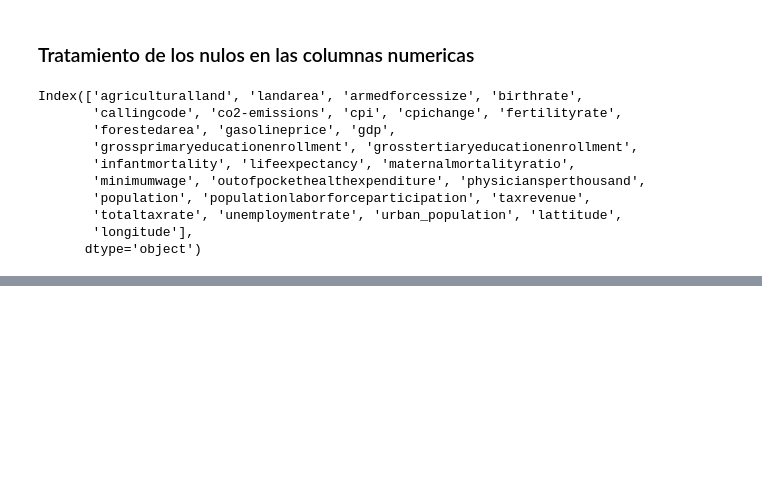
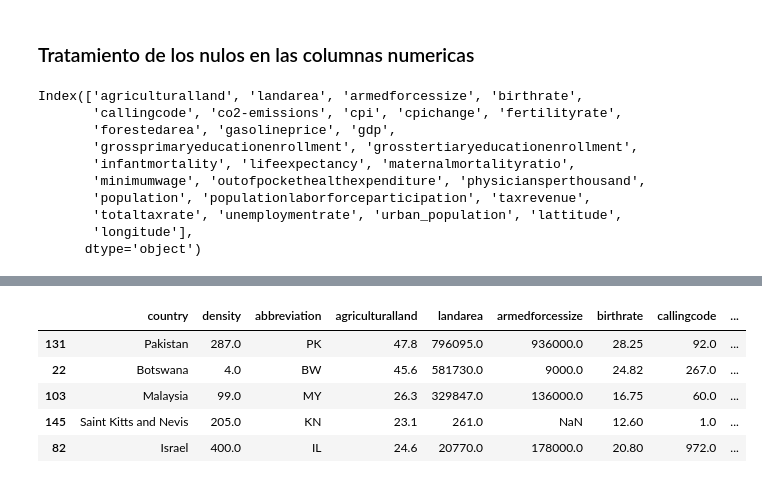
Before and after one commit to Adalab/da-promoF-modulo3-sprint1-pairprogramming-BelenZahara, a Jupyter notebook: PairProgrammingNulos.ipynb, the cells around one changed output, grey strips where cells are left out. Cells and saved outputs as stored; diff of their text form; code cells hidden in the pictures; blank space fills up the shorter version.

```diff
--- a/PairProgrammingNulos.ipynb
+++ b/PairProgrammingNulos.ipynb
@@ -249,0 +287,3 @@ Index(['agriculturalland', 'landarea', 'armedforcessize', 'birthrate',
+# %%
+dfcopia = df.copy()
+dfcopia.sample(2)
@@ -249,0 +330,10 @@ Index(['agriculturalland', 'landarea', 'armedforcessize', 'birthrate',
+# %%
+#comprobamos
+dfcopia.sample(5)
+# %% [output]
+|  | country | density | abbreviation | agriculturalland | landarea | armedforcessize | birthrate | callingcode | ... |
+| 131 | Pakistan | 287.0 | PK | 47.8 | 796095.0 | 936000.0 | 28.25 | 92.0 | ... |
+| 22 | Botswana | 4.0 | BW | 45.6 | 581730.0 | 9000.0 | 24.82 | 267.0 | ... |
+| 103 | Malaysia | 99.0 | MY | 26.3 | 329847.0 | 136000.0 | 16.75 | 60.0 | ... |
+| 145 | Saint Kitts and Nevis | 205.0 | KN | 23.1 | 261.0 | NaN | 12.60 | 1.0 | ... |
+| 82 | Israel | 400.0 | IL | 24.6 | 20770.0 | 178000.0 | 20.80 | 972.0 | ... |
```
Also changed, not shown: parts of 16 cells of this notebook.
